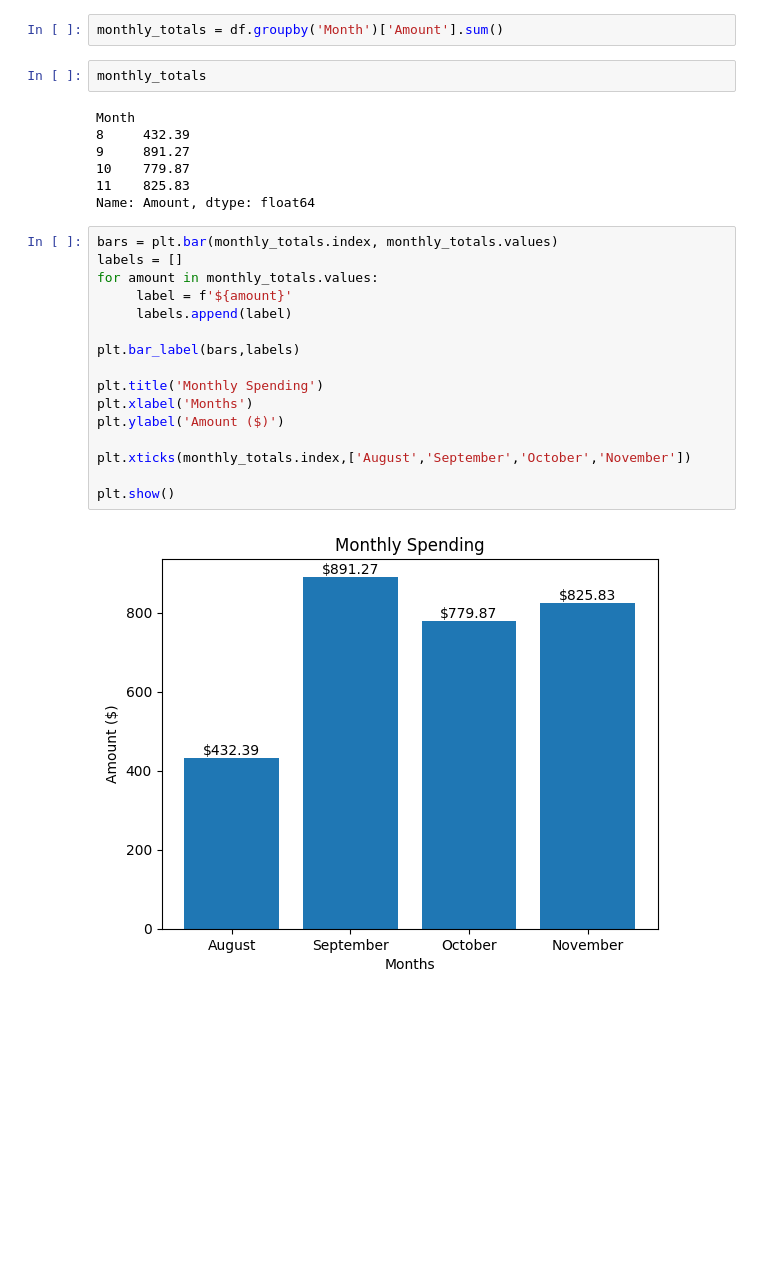
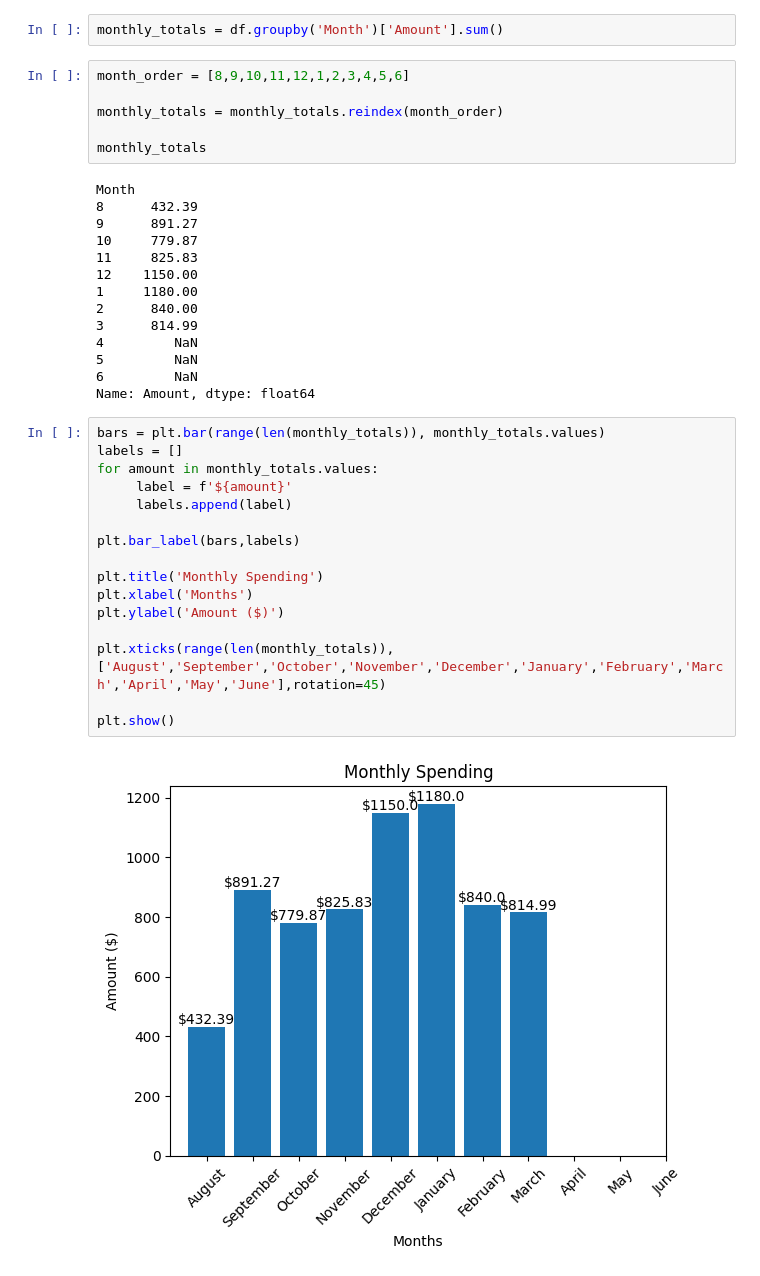
Before and after one commit to oakalonu-sudo/Student-Expense-Analyzer, a Jupyter notebook: expense_analyzer.ipynb, the cells around one changed output. Saved outputs shown, nothing was run; the diff lists cells and outputs as text; blank space fills up the shorter version.

```diff
--- a/expense_analyzer.ipynb
+++ b/expense_analyzer.ipynb
@@ -182,30 +199,41 @@ df.head()
 # %%
 monthly_totals = df.groupby('Month')['Amount'].sum()
 # %%
+month_order = [8,9,10,11,12,1,2,3,4,5,6]
+
+monthly_totals = monthly_totals.reindex(month_order)
+
 monthly_totals
 # %% [output]
 Month
-8     432.39
-9     891.27
-10    779.87
-11    825.83
+8      432.39
+9      891.27
+10     779.87
+11     825.83
+12    1150.00
+1     1180.00
+2      840.00
+3      814.99
+4         NaN
+5         NaN
+6         NaN
 Name: Amount, dtype: float64
 # %%
-bars = plt.bar(monthly_totals.index, monthly_totals.values)
+bars = plt.bar(range(len(monthly_totals)), monthly_totals.values)
 labels = []
 for amount in monthly_totals.values:
      label = f'${amount}'
      labels.append(label)
 
 plt.bar_label(bars,labels)
 
 plt.title('Monthly Spending')
 plt.xlabel('Months')
 plt.ylabel('Amount ($)')
 
-plt.xticks(monthly_totals.index,['August','September','October','November'])
+plt.xticks(range(len(monthly_totals)),['August','September','October','November','December','January','February','March','April','May','June'],rotation=45)
 
 plt.show()
 # %% [output]
-[figure, old version]
+[figure, new version]
 # %%
```
Also changed, not shown: parts of 27 cells of this notebook, 1 other file.
